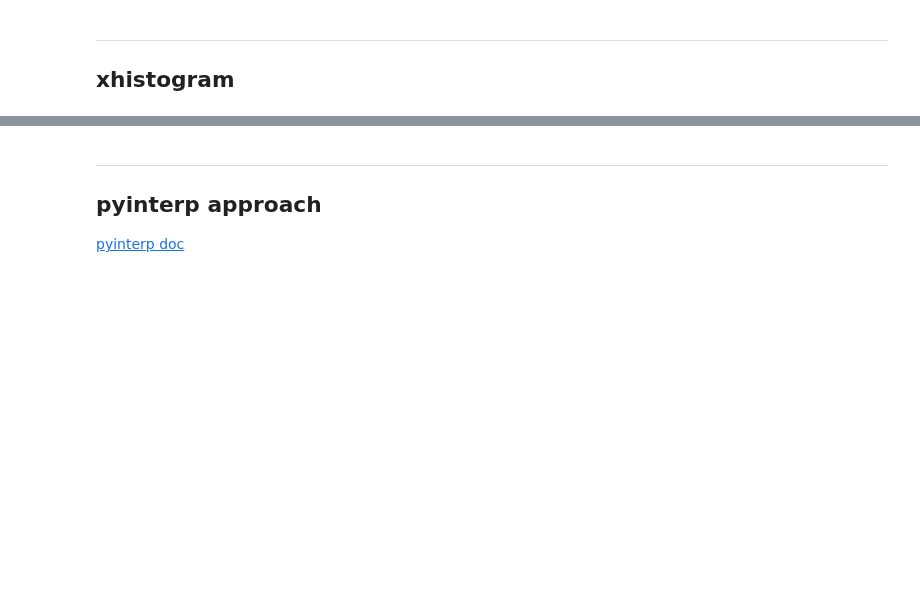
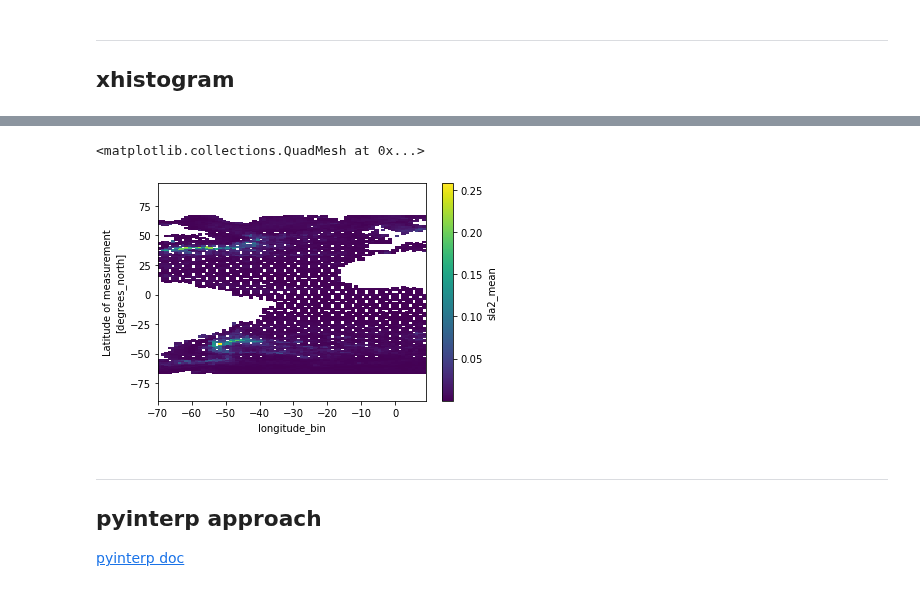
Before and after one commit to apatlpo/itide_ops, a Jupyter notebook: tipe_2019/altimetry.ipynb, the cells around one changed output, grey strips where cells are left out. Saved outputs shown, nothing was run; the diff lists cells and outputs as text; code cells hidden in the pictures; blank space fills up the shorter version.

```diff
--- a/tipe_2019/altimetry.ipynb
+++ b/tipe_2019/altimetry.ipynb
@@ -80,3 +115,8 @@ Data variables:
+# %%
+sla2_mean.plot(x='longitude_bin', y='latitude_bin')
+# %% [output]
+<matplotlib.collections.QuadMesh at 0x...>
+[figure, added]
 # %% [markdown]
 ---
 ## pyinterp approach
```
Also changed, not shown: parts of 13 cells of this notebook.
